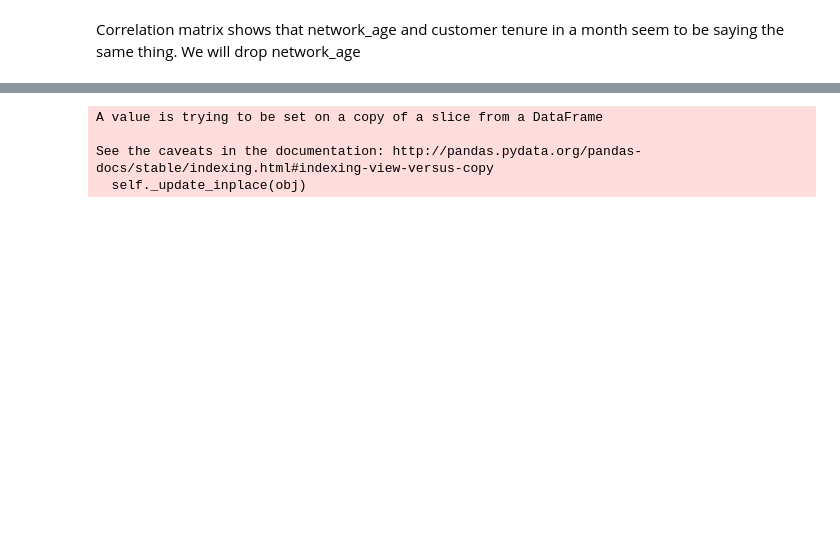
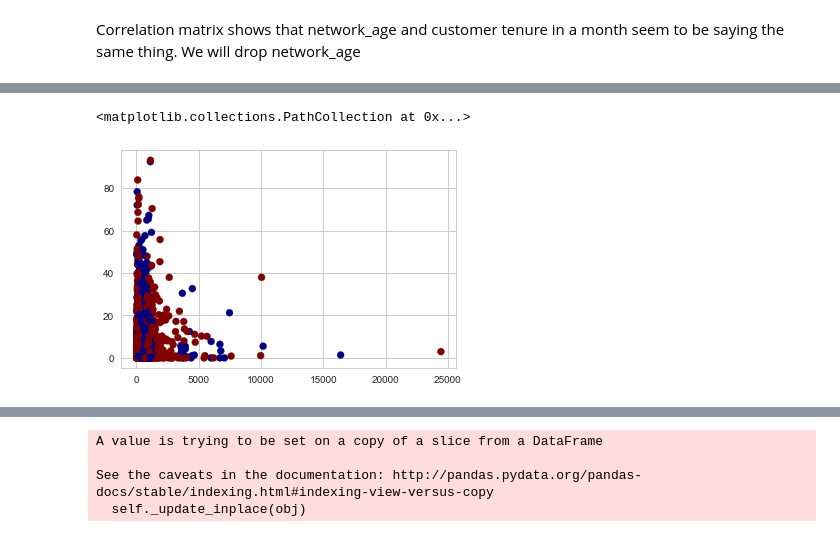
Before and after one commit to Mogbo/Telecoms-churn-prediction, a Jupyter notebook: Churn.ipynb, the cells around one changed output, grey strips where cells are left out. Cells and saved outputs as stored; diff of their text form; code cells hidden in the pictures; blank space fills up the shorter version.

```diff
--- a/Churn.ipynb
+++ b/Churn.ipynb
@@ -67,3 +107,9 @@ selected_data.drop('network_age', inplace=True, axis=1)
+# %%
+plt.scatter(selected_data['Total Spend in Months 1 and 2 of 2017'],
+            selected_data['Total Onnet spend']/selected_data['Total Spend in Months 1 and 2 of 2017'], c=selected_data['Churn Status'], cmap = 'jet')
+# %% [output]
+<matplotlib.collections.PathCollection at 0x...>
+[figure, added]
 # %%
 network_month1_dummy = pd.get_dummies(selected_data['Network type subscription in Month 1'])
 selected_data = selected_data.join(network_month1_dummy, rsuffix = "_1")
```
Also changed, not shown: parts of 32 cells of this notebook.
